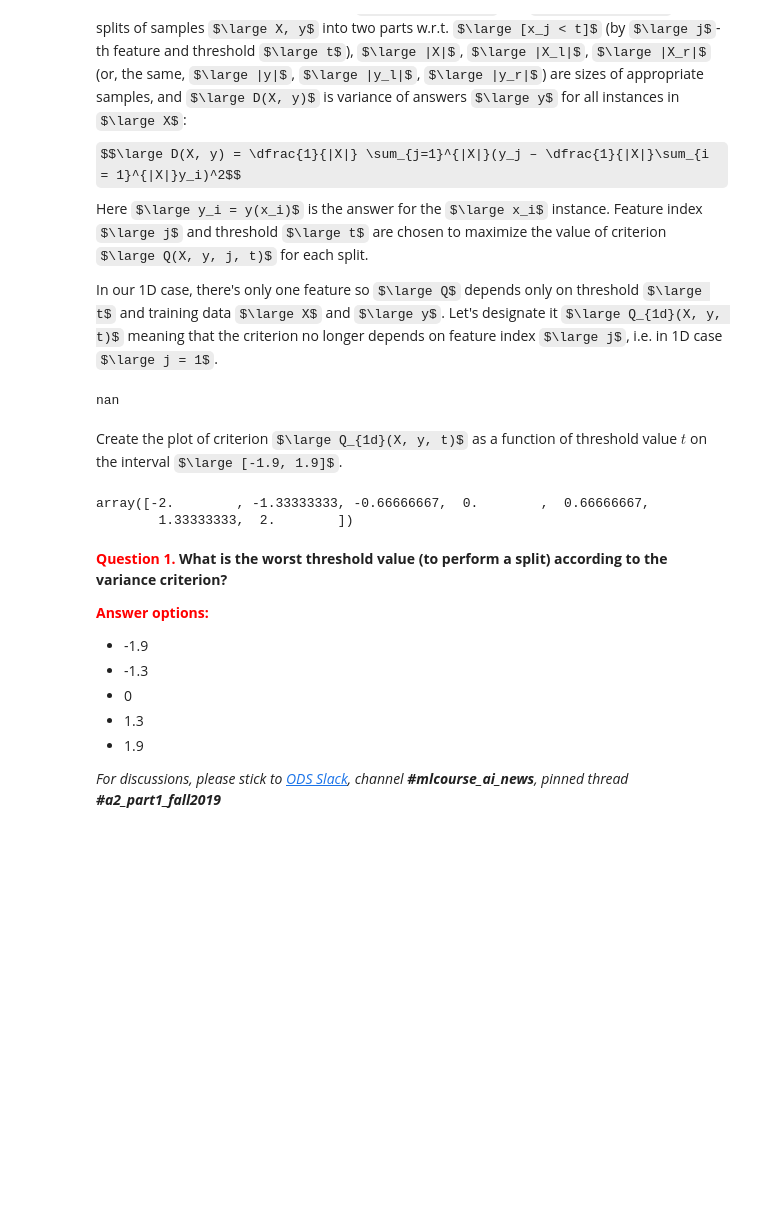
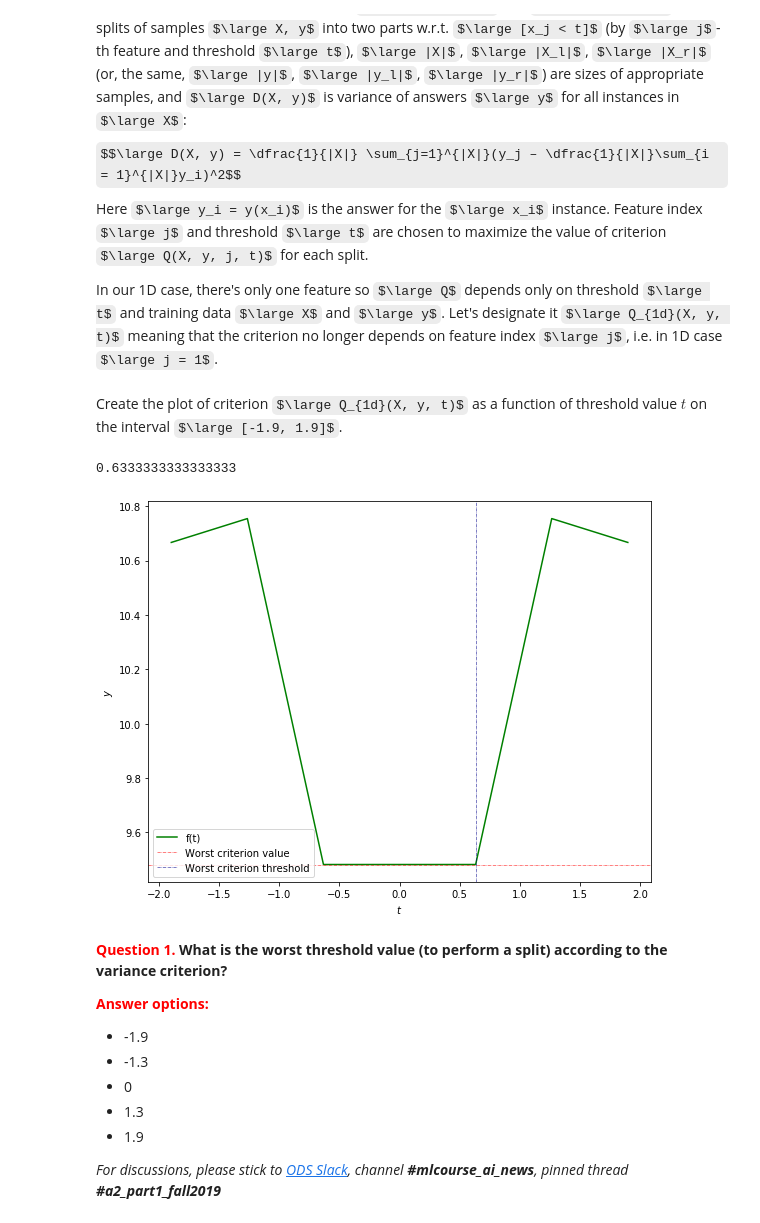
Before and after one commit to koolvn/mlcourse.ai, a Jupyter notebook: jupyter_english/assignments_fall2019/assignment2_part1_decision_trees.ipynb, the cells around one changed output. Drawn from its saved outputs; the diff is of its cells as text; code cells hidden in the pictures; some formulas as TeX source; blank space fills up the shorter version.

```diff
--- a/jupyter_english/assignments_fall2019/assignment2_part1_decision_trees.ipynb
+++ b/jupyter_english/assignments_fall2019/assignment2_part1_decision_trees.ipynb
@@ -124,21 +127,28 @@ def regression_var_criterion(X, y, t):
     # coor_y = [np.mean(y_l), np.mean(y_r)]
     Q = np.var(y) - len(y_l)/len(y)*D_y_l- len(y_r)/len(y)*D_y_r
     return  Q
-# %%
-regression_var_criterion(X, y, -2)
-# %% [output]
-nan
 # %% [markdown]
 Create the plot of criterion $\large Q_{1d}(X, y, t)$  as a function of threshold value $t$ on the interval $\large [-1.9, 1.9]$.
-# %%
-# You code here
-# thresholds = X[1:6]
-# plt.plot([regression_var_criterion(X, y, t) for t in X])
-best_Q = []
-for t in X:
-    best_Q.append(regression_var_criterion(X, y, t))
-best_Q
-X
-# %% [output]
-array([-2.        , -1.33333333, -0.66666667,  0.        ,  0.66666667,
-        1.33333333,  2.        ])
+# %%
+# You code here
+Q_threshold = {}
+for t in np.linspace(-1.9, 1.9, 7):
+    if t != -2:
+        Q_threshold.update({regression_var_criterion(X, y, t): t})
+
+print(Q_threshold[min(Q_threshold.keys())])
+
+plt.figure(figsize=(9, 7), facecolor='white')
+plt.plot(np.linspace(-1.9, 1.9, 7), [regression_var_criterion(X, y, t) for t in np.linspace(-1.9, 1.9, 7)], label='f(t)', c='green')
+plt.axhline(y=min(Q_threshold.keys()), lw=0.5, ls='-.', label='Worst criterion value', c='red')
+plt.axvline(x=Q_threshold[min(Q_threshold.keys())], lw=0.5, ls='-.', label='Worst criterion threshold', c='darkblue')
+plt.xlabel(r'$t$')
+plt.ylabel(r'$y$')
+plt.legend()
+plt.show()
+
+# list(Q_threshold.keys())
+# list(Q_threshold.values())
+# %% [output]
+0.6333333333333333
+[figure, added]
```
Also changed, not shown: parts of 7 cells of this notebook.
